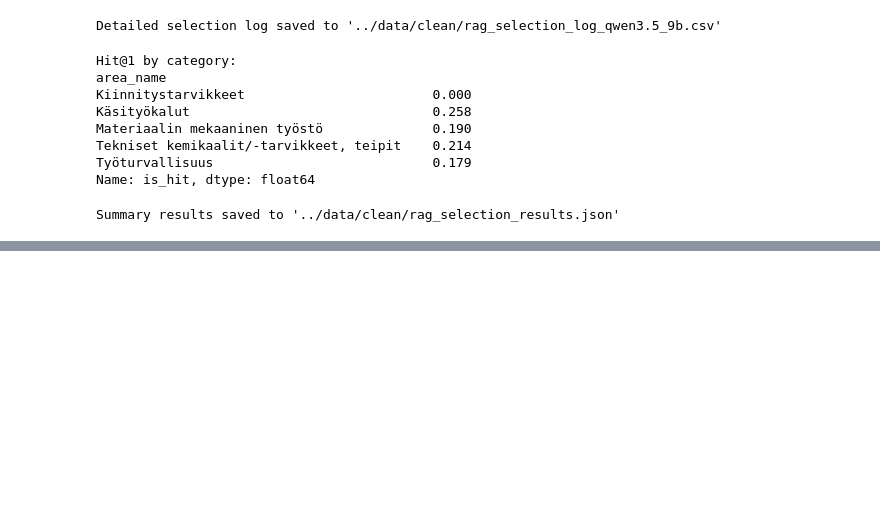
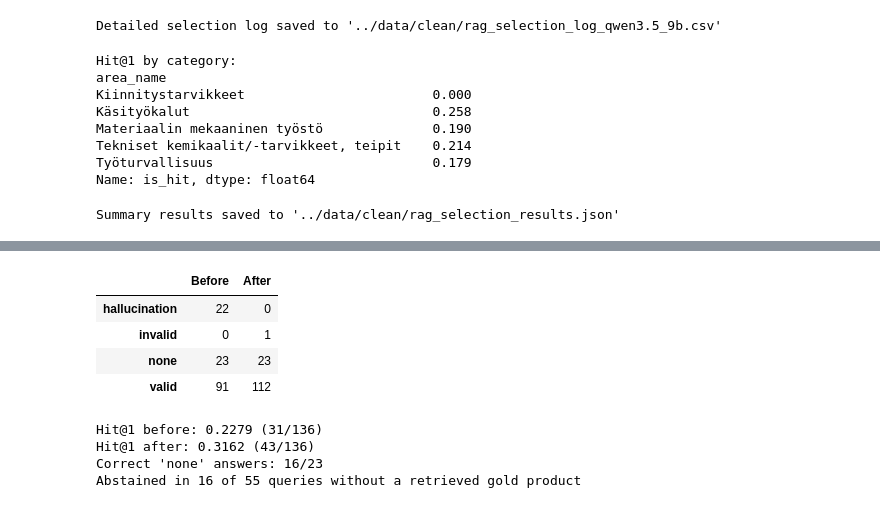
Before and after one commit to lepistsa-uni/semantic-product-search, a Jupyter notebook: notebooks/08_rag_selection.ipynb, the cells around one changed output, grey strips where cells are left out. Cells and saved outputs as stored; diff of their text form; code cells hidden in the pictures; blank space fills up the shorter version.

```diff
--- a/notebooks/08_rag_selection.ipynb
+++ b/notebooks/08_rag_selection.ipynb
@@ -359,0 +395,27 @@ Summary results saved to '../data/clean/rag_selection_results.json'
+# %%
+# status counts before and after the correction
+summary = pd.DataFrame({
+    'Before': log['status'].value_counts(),
+    'After': fixed['new_status'].value_counts()
+}).fillna(0).astype(int)
+display(summary)
+
+print(f"Hit@1 before: {log['is_hit'].mean():.4f} ({log['is_hit'].sum()}/{len(log)})")
+print(f"Hit@1 after: {fixed['is_hit'].mean():.4f} ({fixed['is_hit'].sum()}/{len(fixed)})")
+
+# were the 'none' answers correct abstentions?
+none_rows = fixed[fixed['new_status'] == 'none']
+correct_none = (~none_rows['gold_in_candidates']).sum()
+not_retrieved = (~fixed['gold_in_candidates']).sum()
+print(f"Correct 'none' answers: {correct_none}/{len(none_rows)}")
+print(f"Abstained in {correct_none} of {not_retrieved} queries without a retrieved gold product")
+# %% [output]
+|  | Before | After |
+| hallucination | 22 | 0 |
+| invalid | 0 | 1 |
+| none | 23 | 23 |
+| valid | 91 | 112 |
+Hit@1 before: 0.2279 (31/136)
+Hit@1 after: 0.3162 (43/136)
+Correct 'none' answers: 16/23
+Abstained in 16 of 55 queries without a retrieved gold product
```
Also changed, not shown: parts of 3 cells of this notebook, 4 other files.
